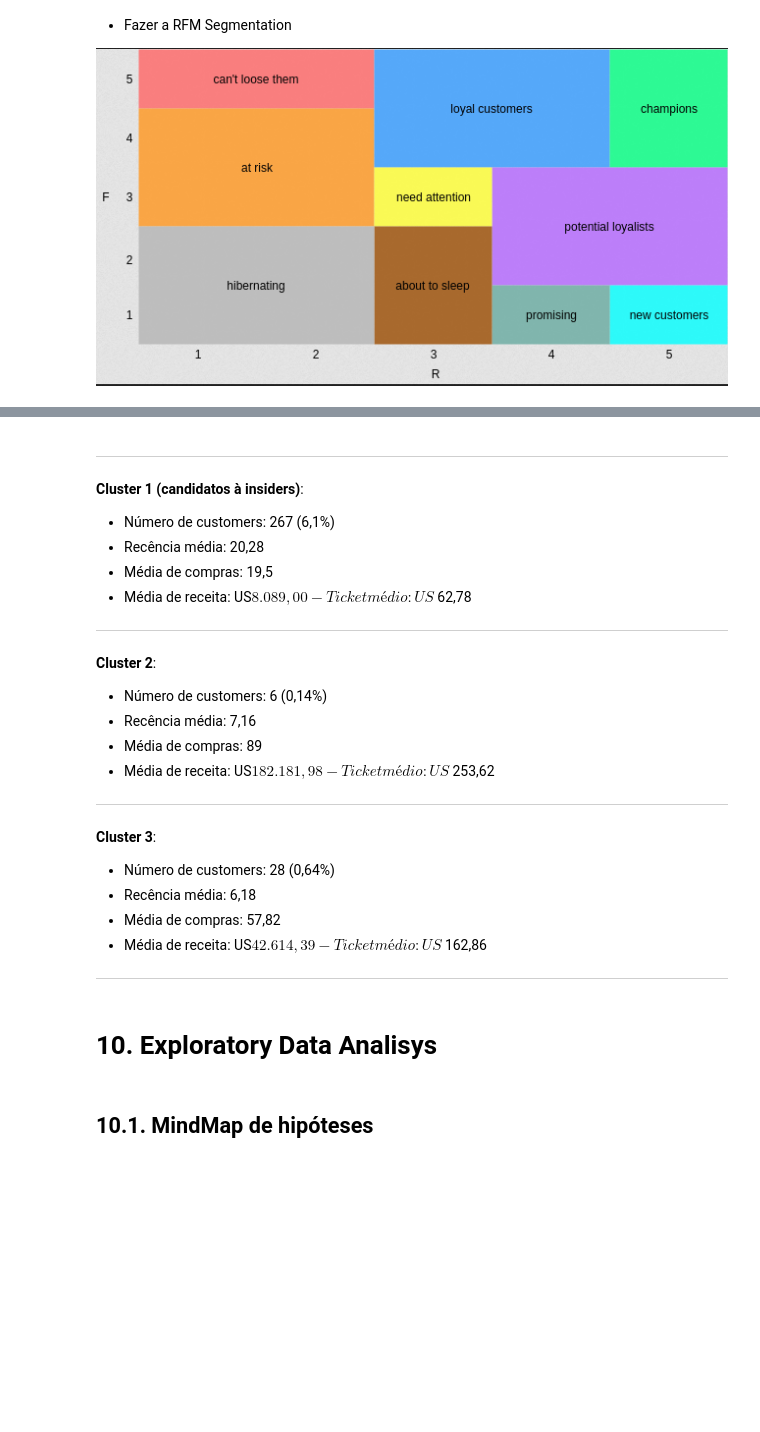
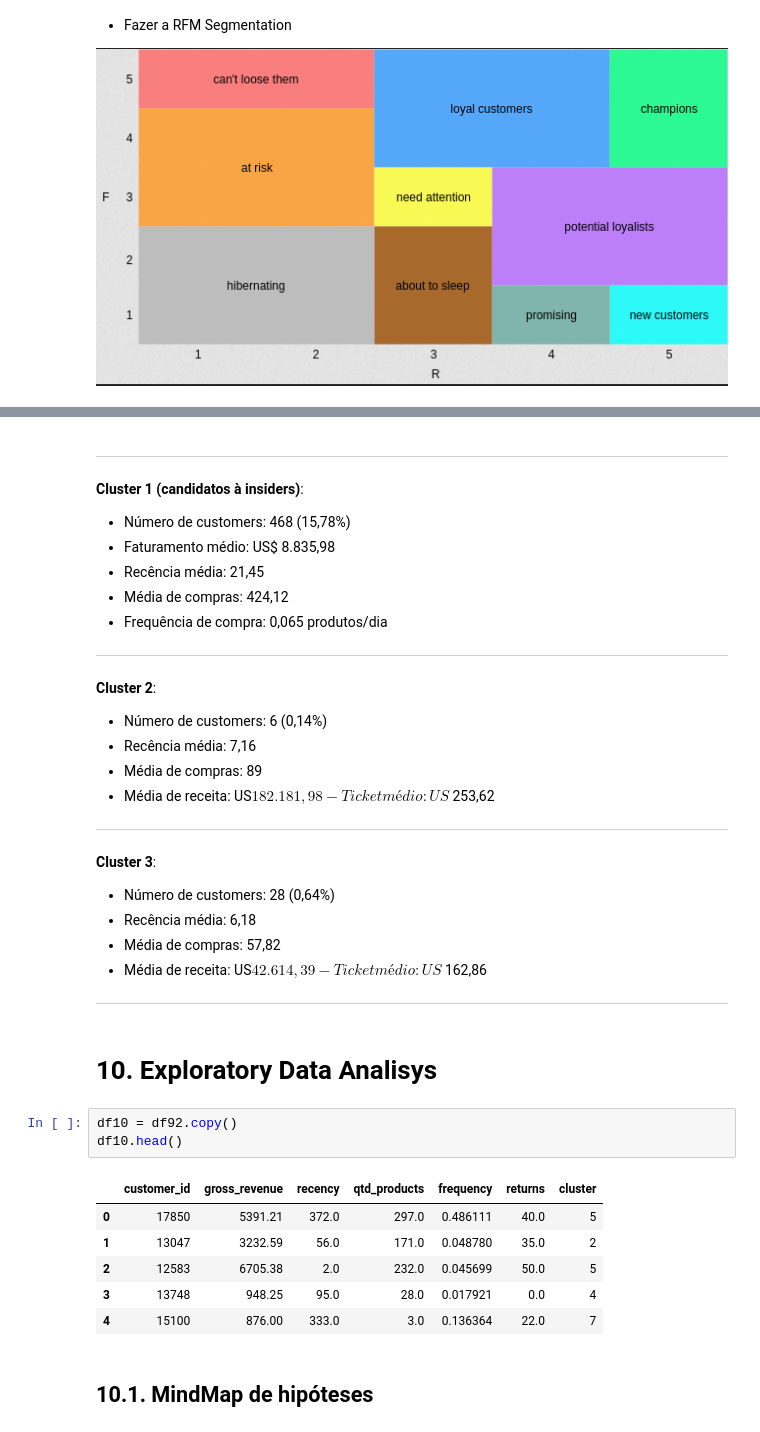
Before and after one commit to ezequielpf/insiders_clustering, a Jupyter notebook: notebooks/cicle_10_insiders_clustering.ipynb, the cells around one changed output, grey strips where cells are left out. Cells and saved outputs as stored; diff of their text form; blank space fills up the shorter version.

```diff
--- a/notebooks/cicle_10_insiders_clustering.ipynb
+++ b/notebooks/cicle_10_insiders_clustering.ipynb
@@ -1363,11 +1375,11 @@ df_clusters.sort_values(by=['gross_revenue'], ascending=False)
 ---
 
 **Cluster 1 (candidatos à insiders)**:
-- Número de customers: 267 (6,1%)
-- Recência média: 20,28
-- Média de compras: 19,5
-- Média de receita: US$ 8.089,00
-- Ticket médio: US$ 62,78
+- Número de customers: 468 (15,78%)
+- Faturamento médio: US$ 8.835,98
+- Recência média: 21,45
+- Média de compras: 424,12
+- Frequência de compra: 0,065 produtos/dia
 ---
 
 **Cluster 2**:
@@ -1387,6 +1399,16 @@ df_clusters.sort_values(by=['gross_revenue'], ascending=False)
 ---
 # %% [markdown]
 # 10. Exploratory Data Analisys
+# %%
+df10 = df92.copy()
+df10.head()
+# %% [output]
+|  | customer_id | gross_revenue | recency | qtd_products | frequency | returns | cluster |
+| 0 | 17850 | 5391.21 | 372.0 | 297.0 | 0.486111 | 40.0 | 5 |
+| 1 | 13047 | 3232.59 | 56.0 | 171.0 | 0.048780 | 35.0 | 2 |
+| 2 | 12583 | 6705.38 | 2.0 | 232.0 | 0.045699 | 50.0 | 5 |
+| 3 | 13748 | 948.25 | 95.0 | 28.0 | 0.017921 | 0.0 | 4 |
+| 4 | 15100 | 876.00 | 333.0 | 3.0 | 0.136364 | 22.0 | 7 |
 # %% [markdown]
 ## 10.1. MindMap de hipóteses
 # %% [markdown]
```
Also changed, not shown: parts of 40 cells of this notebook, 4 other files.
